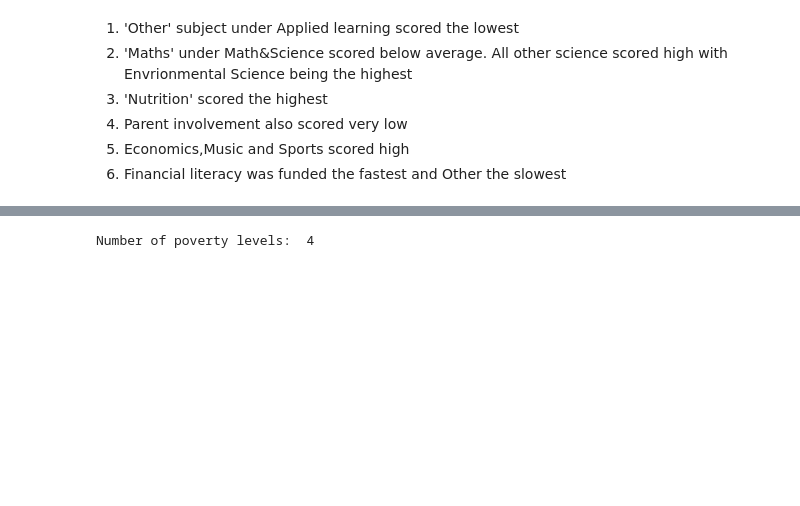
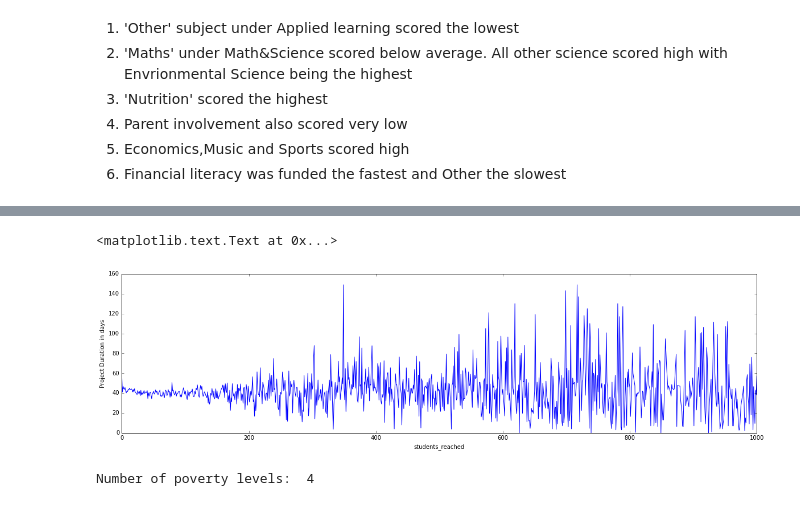
Before and after one commit to Naveed1842/data-science-intensive-2, a Jupyter notebook: Donor-Choose-Project/ProjectsOnly_DataExploration.ipynb, the cells around one changed output, grey strips where cells are left out. Drawn from its saved outputs; the diff is of its cells as text; code cells hidden in the pictures; blank space fills up the shorter version.

```diff
--- a/Donor-Choose-Project/ProjectsOnly_DataExploration.ipynb
+++ b/Donor-Choose-Project/ProjectsOnly_DataExploration.ipynb
@@ -104,3 +129,12 @@ dtype: float64
+# %%
+# Line chart between Students Reached vs Duration of project
+c = p2.groupby(p2.students_reached)
+c = c['project_duration_days'].mean()
+cx = c.plot(kind='line',figsize=(20,5), xlim=(0,1000), ylim=(0,160))
+cx.set_ylabel("Project Duration in days")
+# %% [output]
+<matplotlib.text.Text at 0x...>
+[figure, added]
 # %%
 # 2) Plot between poverty level and status
 p = projects[projects.funding_status != 'live']
```
Also changed, not shown: parts of 10 cells of this notebook.
